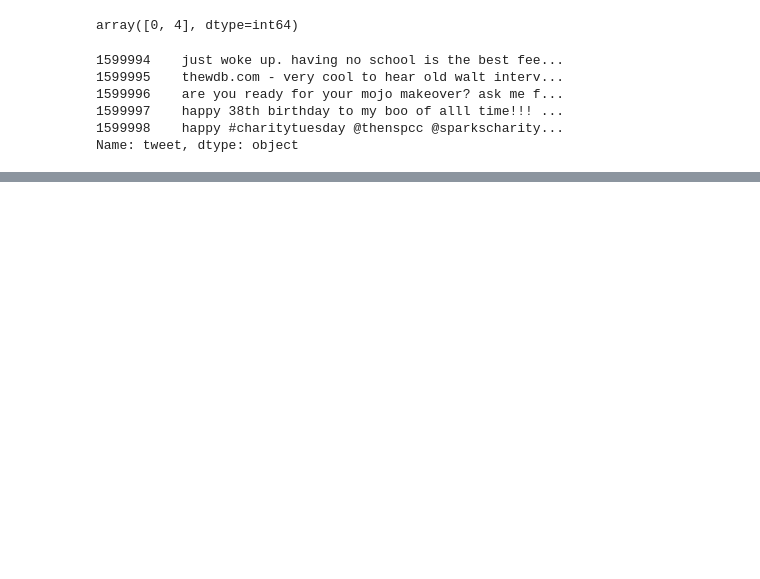
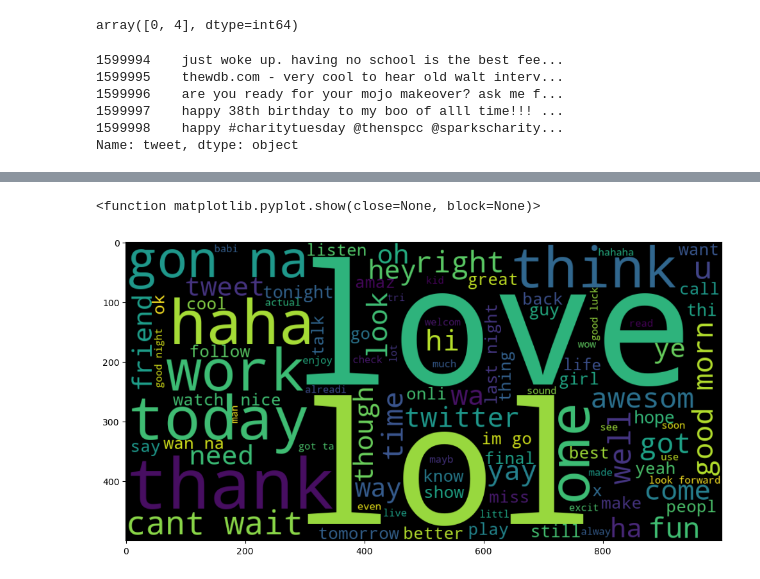
Before and after one commit to Kavya-umashankar/Semtiment-Analysis, a Jupyter notebook: sentiment analysis.ipynb, the cells around one changed output, grey strips where cells are left out. Drawn from its saved outputs; the diff is of its cells as text; code cells hidden in the pictures; blank space fills up the shorter version.

```diff
--- a/sentiment analysis.ipynb
+++ b/sentiment analysis.ipynb
@@ -236,0 +167,5 @@ Name: tweet, dtype: object
+# %%
+data['tweet'] = data['tweet'].apply(myStemmer)
+# %%
+stopwordList = nltk.corpus.stopwords.words('english')
+print(stopwordList)
@@ -237,3 +176,12 @@ Name: tweet, dtype: object
+# %%
+def removeStopWords(text):
+    tokens = word_tokenize(text)
+    tokens = [token.strip() for token in tokens]
+    filteredTokens = [token for token in tokens if token.lower() not in stopwordList]
+    filteredText = ' '.join(filteredTokens)
+    return filteredText
+# %%
+data['tweet'] = data['tweet'].apply(removeStopWords)
 # %%
 X=data.tweet
 y=data.Target
@@ -357,0 +223,14 @@ True
+# %%
+plt.figure(figsize= (12, 12))
+dfPosReview = data[data['Target'] == 4]
+posText = ' '.join(review for review in dfPosReview.tweet)
+WC = WordCloud(width = 1000,
+               height = 500,
+              max_words= 100)
+posWords = WC.generate(posText)
+plt.imshow(posWords,
+          interpolation= 'bilinear')
+plt.show
+# %% [output]
+<function matplotlib.pyplot.show(close=None, block=None)>
+[figure, added]
```
Also changed, not shown: parts of 56 cells of this notebook.
